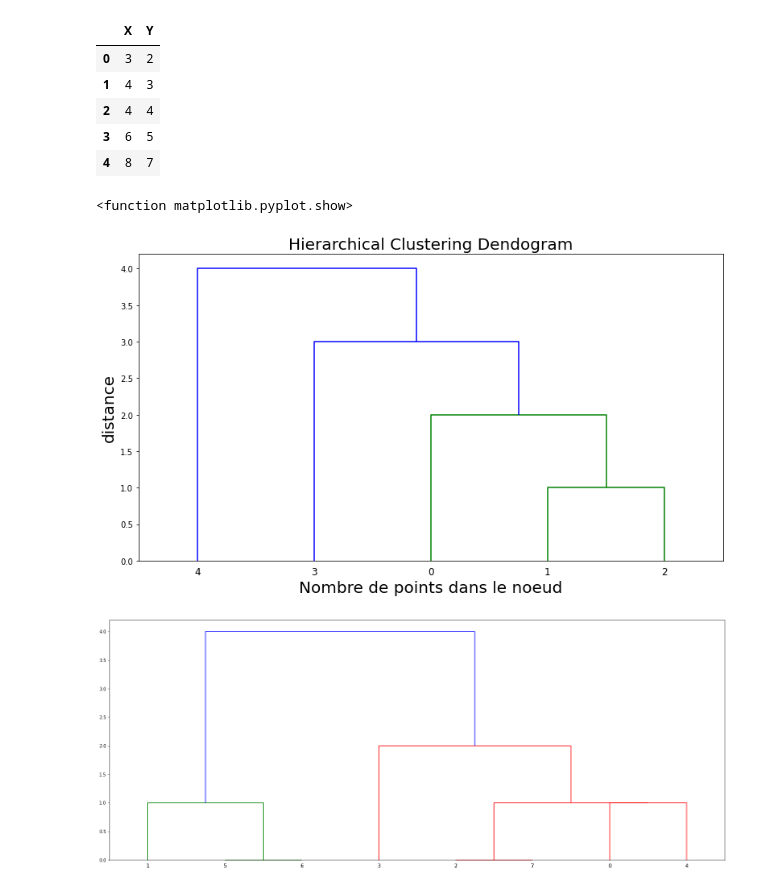
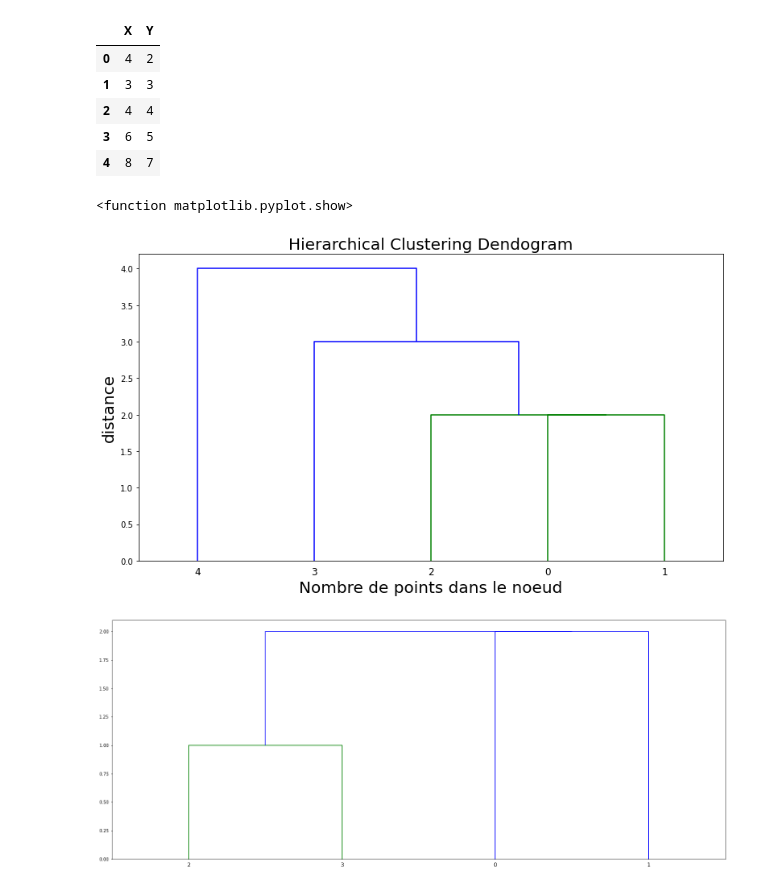
Before and after one commit to QuentinPicha/Business-Intelligence-and-Analytics, a Jupyter notebook: dendogramme.ipynb, the cells around one changed output. Saved outputs shown, nothing was run; the diff lists cells and outputs as text; code cells hidden in the pictures.

```diff
--- a/dendogramme.ipynb
+++ b/dendogramme.ipynb
@@ -6,12 +6,12 @@ from matplotlib import pyplot as plt
 import pandas as pd
 from pandas import DataFrame
 # %%
-df= DataFrame({'X':[3,4,4,6,8],'Y':[2,3,4,5,7]})
+df= DataFrame({'X':[4,3,4,6,8],'Y':[2,3,4,5,7]})
 df
 # %% [output]
 |  | X | Y |
-| 0 | 3 | 2 |
-| 1 | 4 | 3 |
+| 0 | 4 | 2 |
+| 1 | 3 | 3 |
 | 2 | 4 | 4 |
 | 3 | 6 | 5 |
 | 4 | 8 | 7 |
@@ -21,20 +21,20 @@ plt.title ('Hierarchical Clustering Dendogram', fontsize=20)
 plt.xlabel('Nombre de points dans le noeud', fontsize=20)
 plt.ylabel('distance', fontsize=20)
 
-Z= linkage(df,'single',metric='cityblock')
+Z= linkage(df,method='single',metric='cityblock') #'single' , 'complete' , 'average', 'ward' et 'euclidean', cityblock'
 dendrogram (Z)
 plt.show
 # %% [output]
 <function matplotlib.pyplot.show>
-[figure, old version]
+[figure, new version]
 # %%
 from scipy.cluster.hierarchy import dendrogram, linkage
 from matplotlib import pyplot as plt
-X = [[i] for i in [2, 8, 0, 4, 1, 9, 9, 0]]
+X = [[i] for i in [1,3,5,6]]
 # %%
-Z = linkage(X, 'single')
+Z = linkage(X,method='single',metric='cityblock') #'single' , 'complete' , 'average', 'ward' et 'euclidean', cityblock'
 fig = plt.figure(figsize=(25, 10))
 dn = dendrogram(Z)
 plt.show()
 # %% [output]
-[figure, old version]
+[figure, new version]
```
